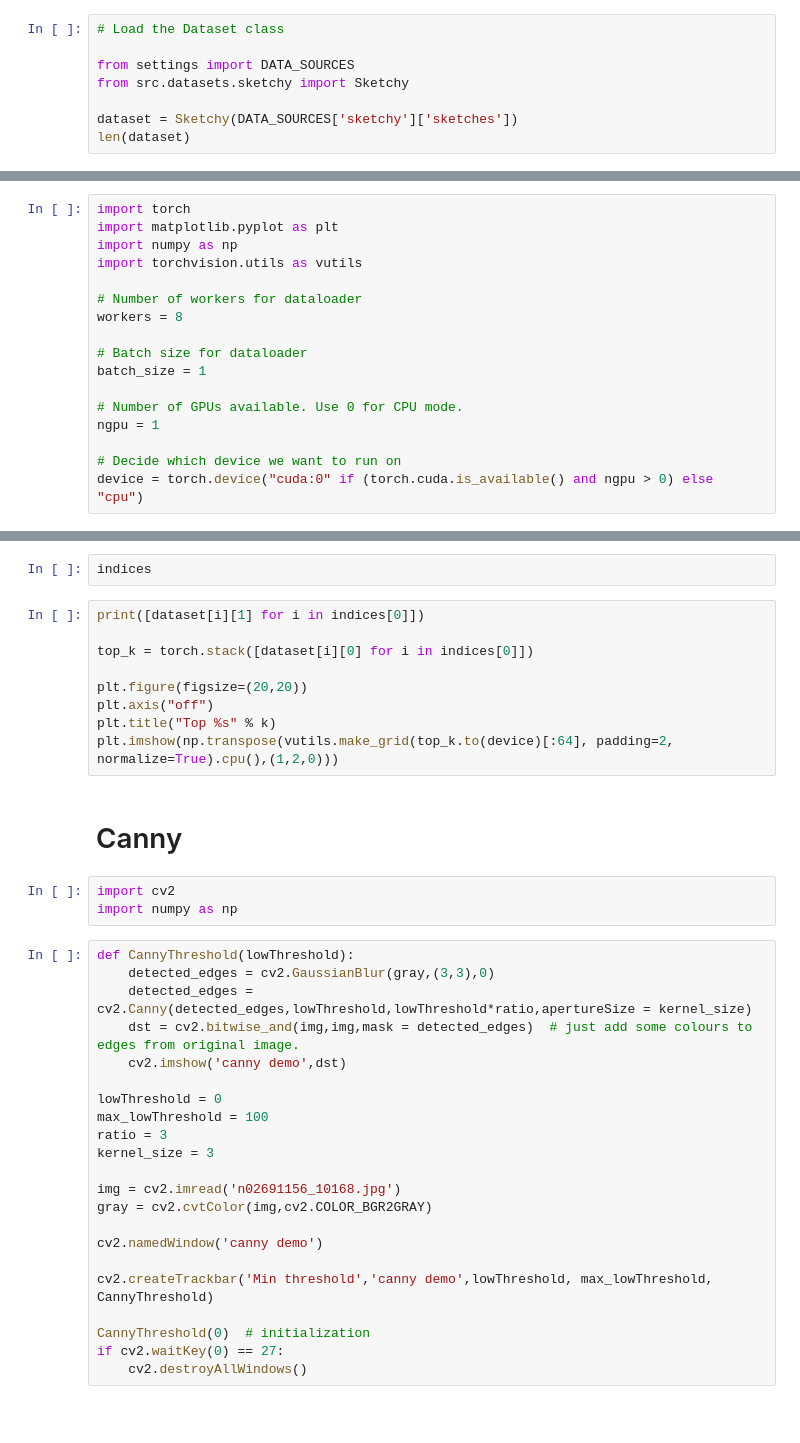
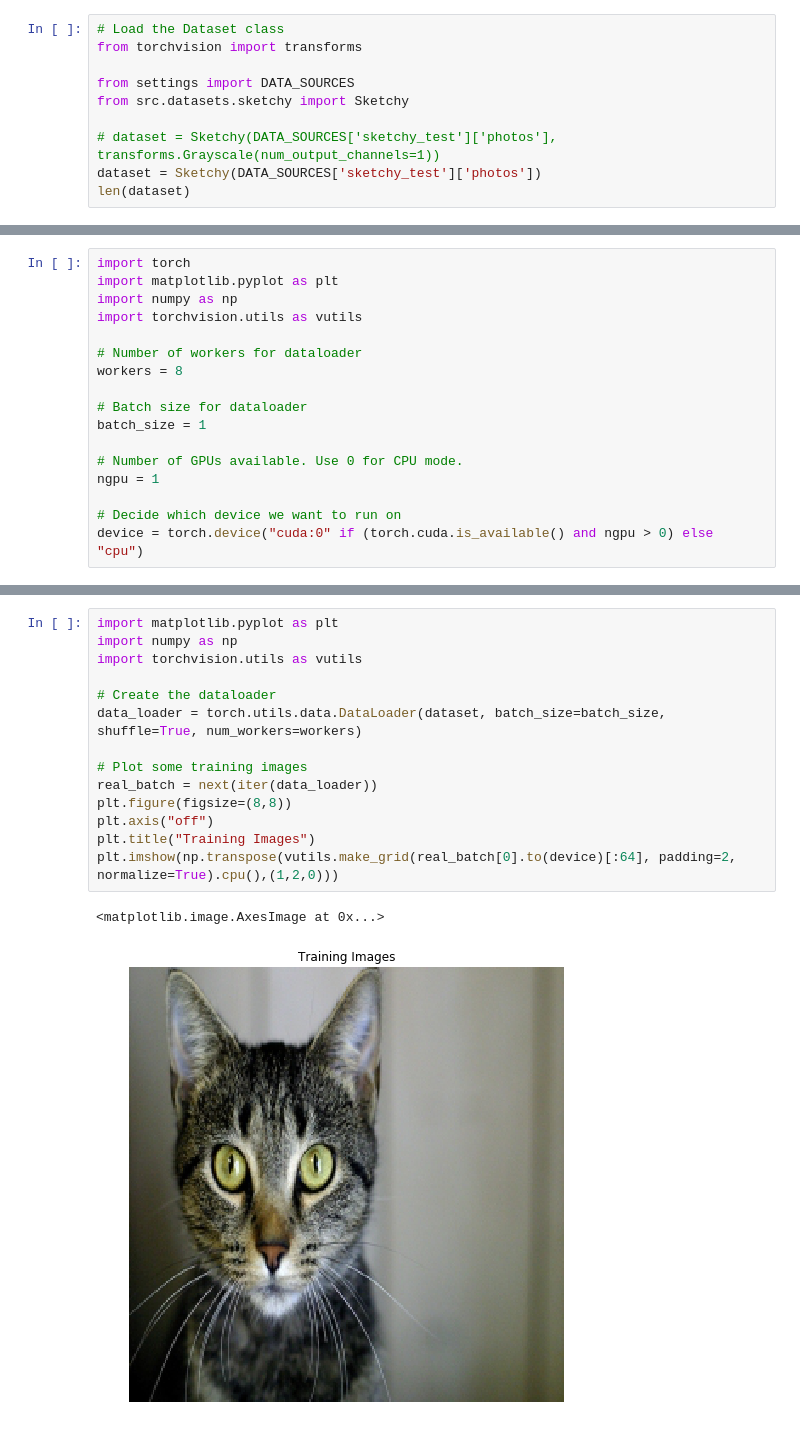
Before and after one commit to fcoclavero/vscvs, a Jupyter notebook: experiments/hog.ipynb, the cells around one changed output, grey strips where cells are left out. Cells and saved outputs as stored; diff of their text form; blank space fills up the shorter version.

Commit message:
* Removed stale notebooks. * Plot embedding TSNE script * Other minor improvements

```diff
--- a/experiments/hog.ipynb
+++ b/experiments/hog.ipynb
@@ -92,9 +13,11 @@ h.shape
 # %%
 # Load the Dataset class
+from torchvision import transforms
 
 from settings import DATA_SOURCES
 from src.datasets.sketchy import Sketchy
 
-dataset = Sketchy(DATA_SOURCES['sketchy']['sketches'])
+# dataset = Sketchy(DATA_SOURCES['sketchy_test']['photos'], transforms.Grayscale(num_output_channels=1))
+dataset = Sketchy(DATA_SOURCES['sketchy_test']['photos'])
 len(dataset)
 # %% [output]
@@ -277,38 +67,17 @@ print('KNN search duration: %s' % (datetime.now() - start))
-# %%
-indices
-# %%
-print([dataset[i][1] for i in indices[0]])
-
-top_k = torch.stack([dataset[i][0] for i in indices[0]])
-
-plt.figure(figsize=(20,20))
-plt.axis("off")
-plt.title("Top %s" % k)
-plt.imshow(np.transpose(vutils.make_grid(top_k.to(device)[:64], padding=2, normalize=True).cpu(),(1,2,0)))
-# %% [markdown]
-# Canny
-# %%
-import cv2
-import numpy as np
-# %%
-def CannyThreshold(lowThreshold):
-    detected_edges = cv2.GaussianBlur(gray,(3,3),0)
-    detected_edges = cv2.Canny(detected_edges,lowThreshold,lowThreshold*ratio,apertureSize = kernel_size)
-    dst = cv2.bitwise_and(img,img,mask = detected_edges)  # just add some colours to edges from original image.
-    cv2.imshow('canny demo',dst)
-
-lowThreshold = 0
-max_lowThreshold = 100
-ratio = 3
-kernel_size = 3
-
-img = cv2.imread('n02691156_10168.jpg')
-gray = cv2.cvtColor(img,cv2.COLOR_BGR2GRAY)
-
-cv2.namedWindow('canny demo')
-
-cv2.createTrackbar('Min threshold','canny demo',lowThreshold, max_lowThreshold, CannyThreshold)
-
-CannyThreshold(0)  # initialization
-if cv2.waitKey(0) == 27:
-    cv2.destroyAllWindows()
+# %%
+import matplotlib.pyplot as plt
+import numpy as np
+import torchvision.utils as vutils
+
+# Create the dataloader
+data_loader = torch.utils.data.DataLoader(dataset, batch_size=batch_size, shuffle=True, num_workers=workers)
+
+# Plot some training images
+real_batch = next(iter(data_loader))
+plt.figure(figsize=(8,8))
+plt.axis("off")
+plt.title("Training Images")
+plt.imshow(np.transpose(vutils.make_grid(real_batch[0].to(device)[:64], padding=2, normalize=True).cpu(),(1,2,0)))
+# %% [output]
+<matplotlib.image.AxesImage at 0x...>
+[figure, added]
```
Also changed, not shown: parts of 63 cells of this notebook, 9 other files.
